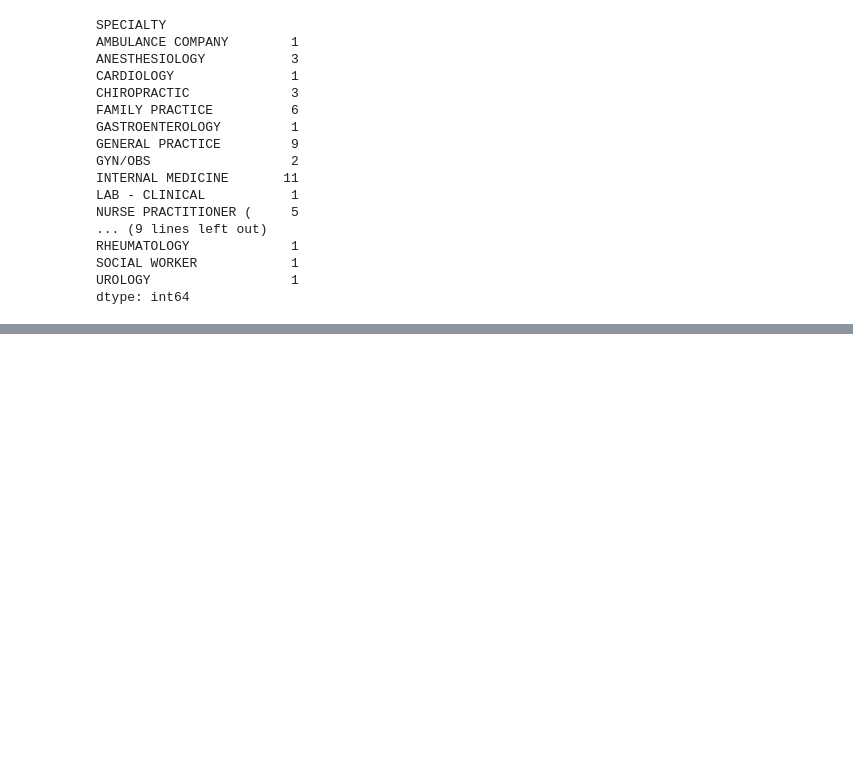
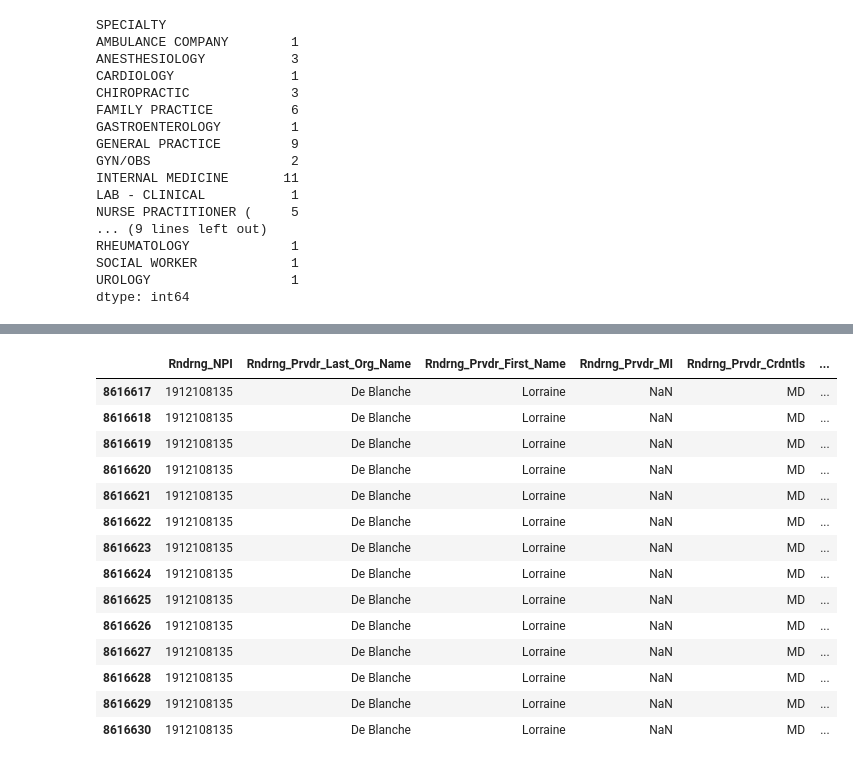
Before and after one commit to djstearns/Medicare_Competition, a Jupyter notebook: Untitled.ipynb, the cells around one changed output, grey strips where cells are left out. Cells and saved outputs as stored; diff of their text form; code cells hidden in the pictures; blank space fills up the shorter version.

```diff
--- a/Untitled.ipynb
+++ b/Untitled.ipynb
@@ -249,4 +285,4 @@ dtype: int64
 # %%
-radio = data[data['NPI']=='1912108135']
-radio['Tot_Srvcs'].sum()
+radio = data[data['Rndrng_NPI']==1912108135]
+radio.count()
 # %% [output]
@@ -253,0 +306,18 @@ KeyError: 'NPI'
+# %%
+radio.head(20)
+# %% [output]
+|  | Rndrng_NPI | Rndrng_Prvdr_Last_Org_Name | Rndrng_Prvdr_First_Name | Rndrng_Prvdr_MI | Rndrng_Prvdr_Crdntls | ... |
+| 8616617 | 1912108135 | De Blanche | Lorraine | NaN | MD | ... |
+| 8616618 | 1912108135 | De Blanche | Lorraine | NaN | MD | ... |
+| 8616619 | 1912108135 | De Blanche | Lorraine | NaN | MD | ... |
+| 8616620 | 1912108135 | De Blanche | Lorraine | NaN | MD | ... |
+| 8616621 | 1912108135 | De Blanche | Lorraine | NaN | MD | ... |
+| 8616622 | 1912108135 | De Blanche | Lorraine | NaN | MD | ... |
+| 8616623 | 1912108135 | De Blanche | Lorraine | NaN | MD | ... |
+| 8616624 | 1912108135 | De Blanche | Lorraine | NaN | MD | ... |
+| 8616625 | 1912108135 | De Blanche | Lorraine | NaN | MD | ... |
+| 8616626 | 1912108135 | De Blanche | Lorraine | NaN | MD | ... |
+| 8616627 | 1912108135 | De Blanche | Lorraine | NaN | MD | ... |
+| 8616628 | 1912108135 | De Blanche | Lorraine | NaN | MD | ... |
+| 8616629 | 1912108135 | De Blanche | Lorraine | NaN | MD | ... |
+| 8616630 | 1912108135 | De Blanche | Lorraine | NaN | MD | ... |
```
Also changed, not shown: parts of 4 cells of this notebook, 1 other file.
